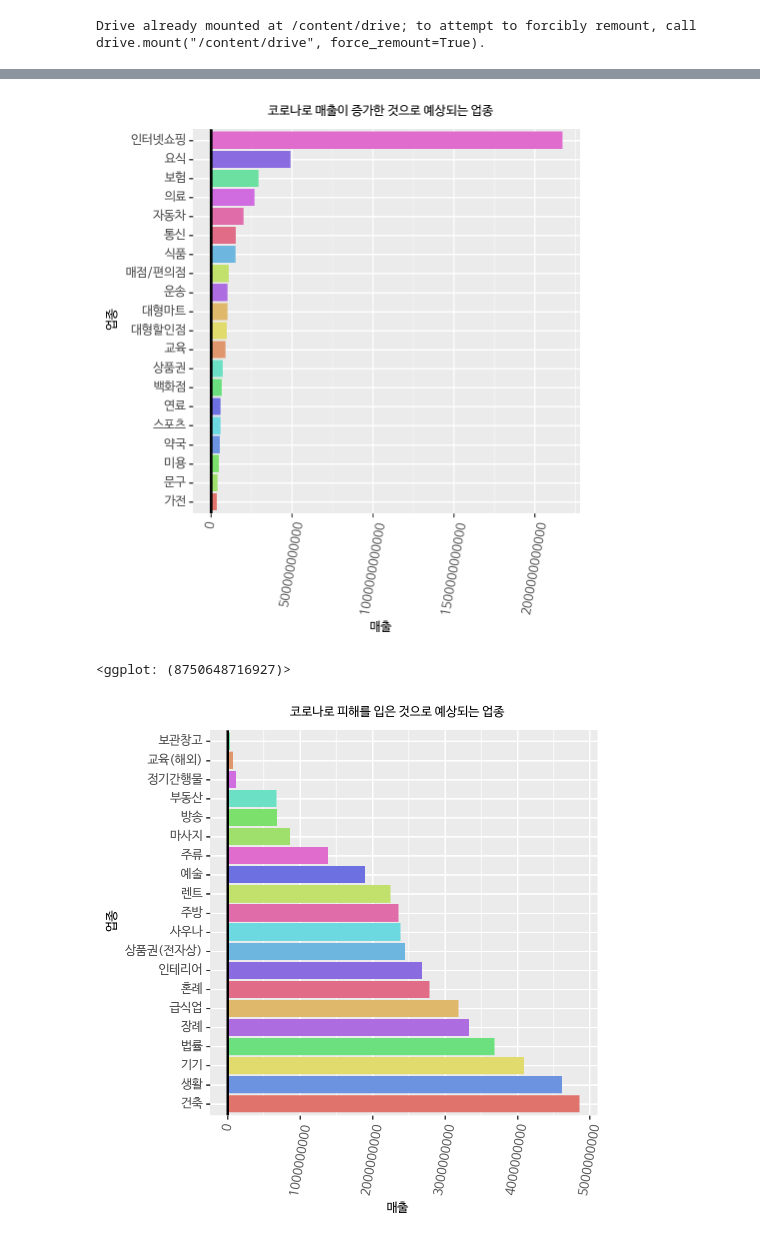
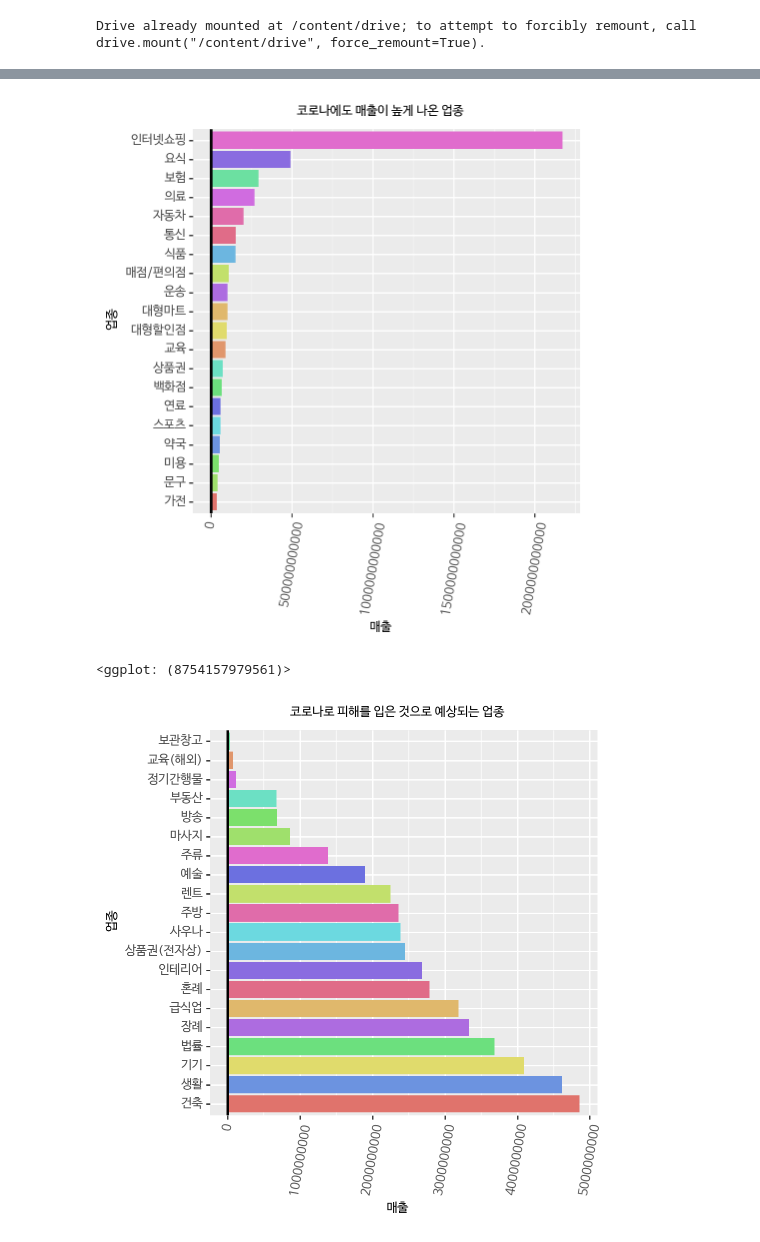
Before and after one commit to inuinseoul/2020teammate, a Jupyter notebook: covid_5ohyun.ipynb, the cells around one changed output, grey strips where cells are left out. Cells and saved outputs as stored; diff of their text form; code cells hidden in the pictures.

```diff
--- a/covid_5ohyun.ipynb
+++ b/covid_5ohyun.ipynb
@@ -299,17 +300,17 @@ bottom20=bottom20.sort_values('salamt',ascending=False)
 # %%
 (ggplot(data=top20,mapping=aes(x='mrhst_induty_cl_nm',y='salamt'))
 +geom_bar(stat='identity',mapping =aes(fill='mrhst_induty_cl_nm'),show_legend=False)
 +theme(figure_size=(5,5),axis_text_x=element_text(size=13,angle=80))
 +geom_hline(yintercept=0,size=1)
-+ggtitle('코로나로 매출이 증가한 것으로 예상되는 업종')
++ggtitle('코로나에도 매출이 높게 나온 업종')
 +scale_fill_hue(l=0.65)
 + theme(text=element_text(fontproperties=font))
 + coord_flip()
 +xlab("업종") + ylab("매출")
 + scale_x_discrete(limits = top20.mrhst_induty_cl_nm))
 # %% [output]
-[figure, old version]
+[figure, new version]
-<ggplot: (8750648716927)>
+<ggplot: (8754157979561)>
 # %%
 (ggplot(data=bottom20,mapping=aes(x='mrhst_induty_cl_nm',y='salamt'))
 +geom_bar(stat='identity',mapping =aes(fill='mrhst_induty_cl_nm'),show_legend=False)
```
Also changed, not shown: parts of 46 cells of this notebook.
